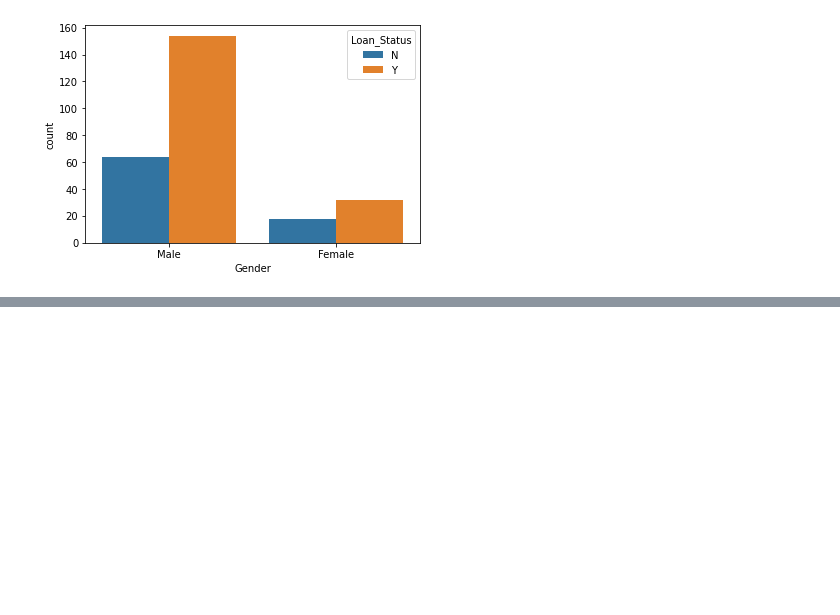
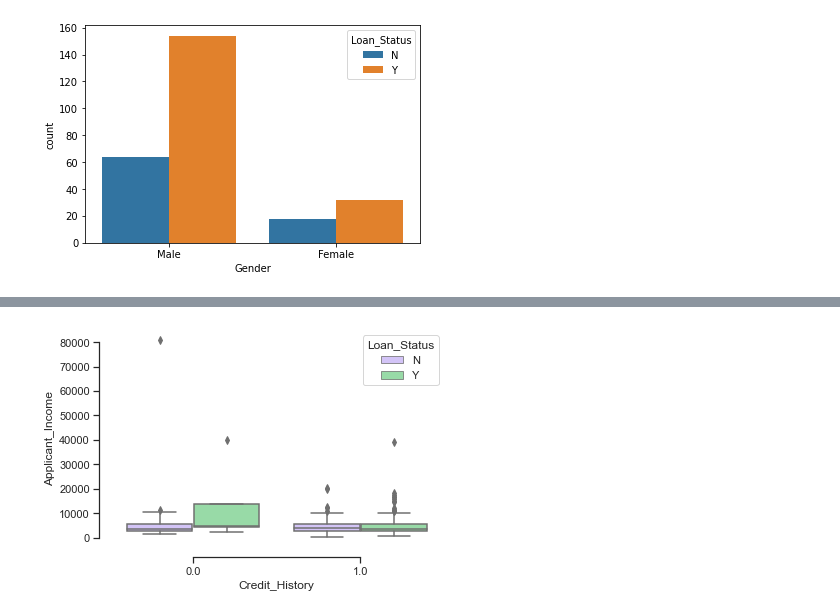
Before and after one commit to SLawsonWoods/Loan_Status_Classification_Project, a Jupyter notebook: my_project.ipynb, the cells around one changed output, grey strips where cells are left out. Saved outputs shown, nothing was run; the diff lists cells and outputs as text; code cells hidden in the pictures; blank space fills up the shorter version.

```diff
--- a/my_project.ipynb
+++ b/my_project.ipynb
@@ -259,0 +343,11 @@ ValueError: could not convert string to float: 'LP001003'
+# %%
+sns.set_theme(style="ticks", palette="pastel")
+
+
+# Draw a nested boxplot to show bills by day and time
+sns.boxplot(x="Credit_History", y="Applicant_Income",
+            hue="Loan_Status", palette=["m", "g"],
+            data=train)
+sns.despine(offset=10, trim=True)
+# %% [output]
+[figure, added]
```
Also changed, not shown: parts of 47 cells of this notebook, 1 other file.
